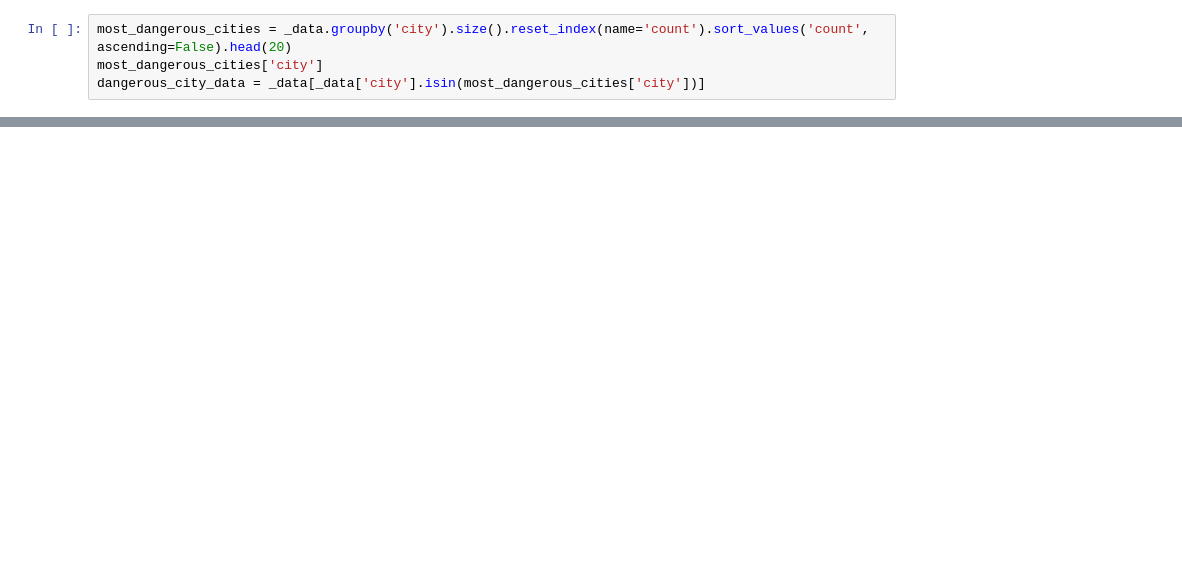
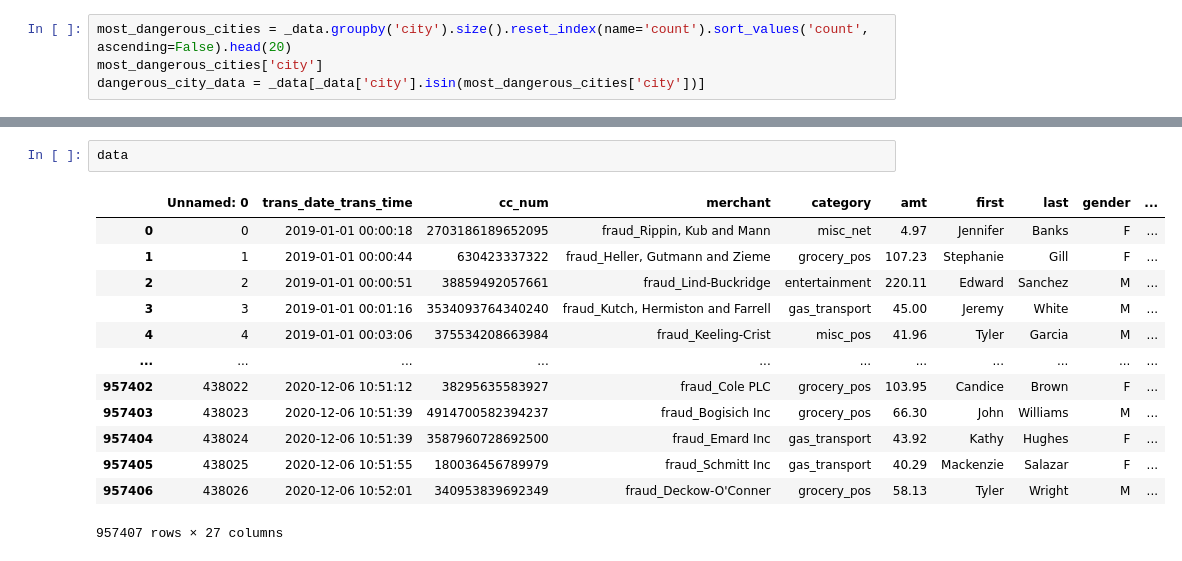
Before and after one commit to tctamedie/EventManagement, a Jupyter notebook: FraudDetectionCode.ipynb, the cells around one changed output, grey strips where cells are left out. Cells and saved outputs as stored; diff of their text form; blank space fills up the shorter version.

```diff
--- a/FraudDetectionCode.ipynb
+++ b/FraudDetectionCode.ipynb
@@ -242,0 +251,16 @@ plt.show()
+# %%
+data
+# %% [output]
+|  | Unnamed: 0 | trans_date_trans_time | cc_num | merchant | category | amt | first | last | gender | ... |
+| 0 | 0 | 2019-01-01 00:00:18 | 2703186189652095 | fraud_Rippin, Kub and Mann | misc_net | 4.97 | Jennifer | Banks | F | ... |
+| 1 | 1 | 2019-01-01 00:00:44 | 630423337322 | fraud_Heller, Gutmann and Zieme | grocery_pos | 107.23 | Stephanie | Gill | F | ... |
+| 2 | 2 | 2019-01-01 00:00:51 | 38859492057661 | fraud_Lind-Buckridge | entertainment | 220.11 | Edward | Sanchez | M | ... |
+| 3 | 3 | 2019-01-01 00:01:16 | 3534093764340240 | fraud_Kutch, Hermiston and Farrell | gas_transport | 45.00 | Jeremy | White | M | ... |
+| 4 | 4 | 2019-01-01 00:03:06 | 375534208663984 | fraud_Keeling-Crist | misc_pos | 41.96 | Tyler | Garcia | M | ... |
+| ... | ... | ... | ... | ... | ... | ... | ... | ... | ... | ... |
+| 957402 | 438022 | 2020-12-06 10:51:12 | 38295635583927 | fraud_Cole PLC | grocery_pos | 103.95 | Candice | Brown | F | ... |
+| 957403 | 438023 | 2020-12-06 10:51:39 | 4914700582394237 | fraud_Bogisich Inc | grocery_pos | 66.30 | John | Williams | M | ... |
+| 957404 | 438024 | 2020-12-06 10:51:39 | 3587960728692500 | fraud_Emard Inc | gas_transport | 43.92 | Kathy | Hughes | F | ... |
+| 957405 | 438025 | 2020-12-06 10:51:55 | 180036456789979 | fraud_Schmitt Inc | gas_transport | 40.29 | Mackenzie | Salazar | F | ... |
+| 957406 | 438026 | 2020-12-06 10:52:01 | 340953839692349 | fraud_Deckow-O'Conner | grocery_pos | 58.13 | Tyler | Wright | M | ... |
+957407 rows × 27 columns
```
Also changed, not shown: parts of 18 cells of this notebook.
